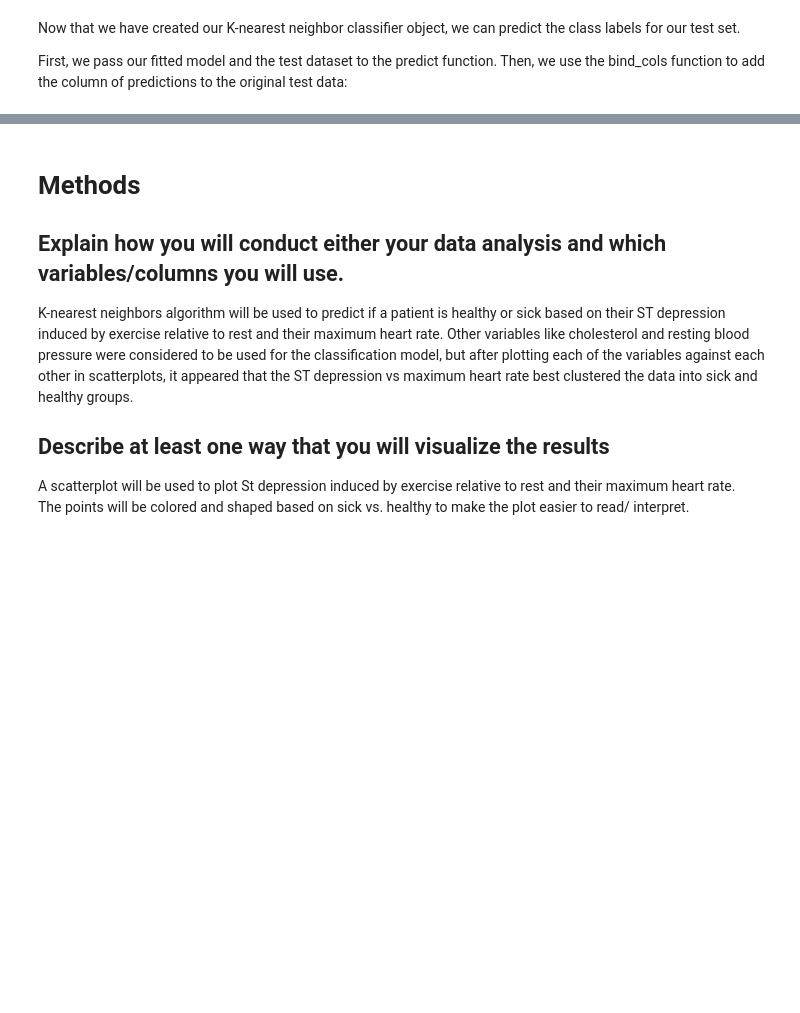
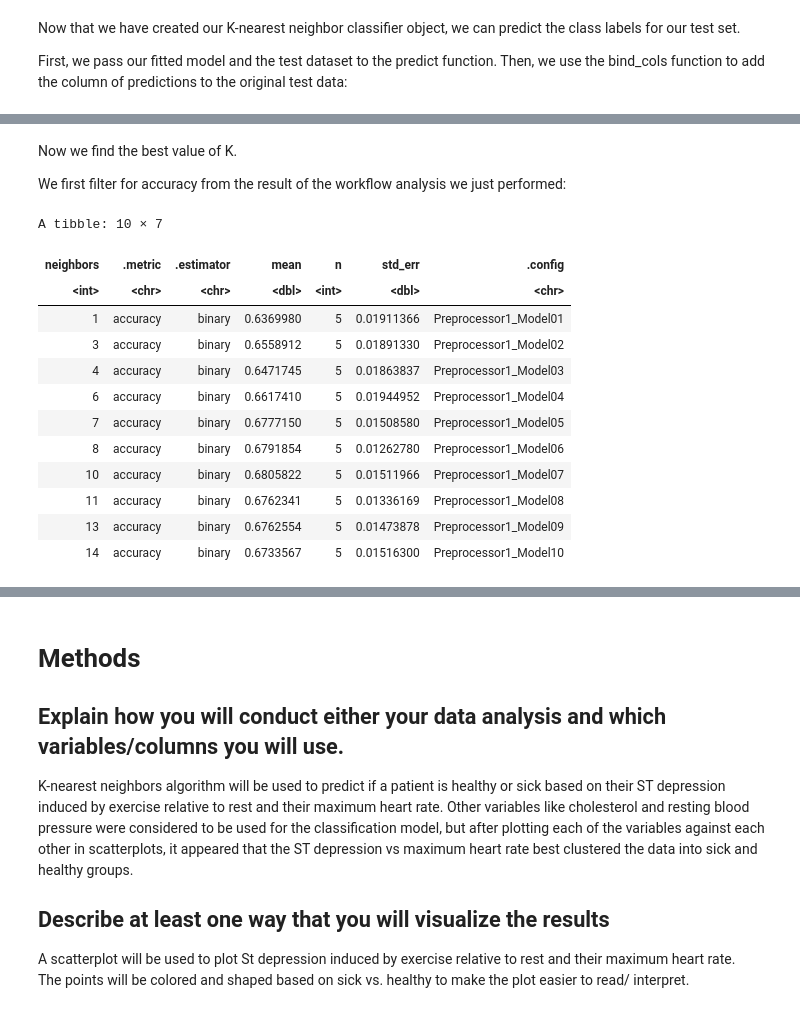
Before and after one commit to riacsik/heart-disease, a Jupyter notebook: group_project_report.ipynb, the cells around one changed output, grey strips where cells are left out. Cells and saved outputs as stored; diff of their text form; code cells hidden in the pictures; blank space fills up the shorter version.

```diff
--- a/group_project_report.ipynb
+++ b/group_project_report.ipynb
@@ -545,0 +598,22 @@ heart_vfold <- vfold_cv(heart_train, v = 5, strata = "Class")
+# %% [markdown]
+Now we find the best value of K.
+
+We first filter for accuracy from the result of the workflow analysis we just performed:
+# %%
+accuracies <- knn_results |>
+              filter(.metric == "accuracy")
+accuracies
+# %% [output]
+A tibble: 10 × 7
+| neighbors | .metric | .estimator | mean | n | std_err | .config |
+| <int> | <chr> | <chr> | <dbl> | <int> | <dbl> | <chr> |
+| 1 | accuracy | binary | 0.6369980 | 5 | 0.01911366 | Preprocessor1_Model01 |
+| 3 | accuracy | binary | 0.6558912 | 5 | 0.01891330 | Preprocessor1_Model02 |
+| 4 | accuracy | binary | 0.6471745 | 5 | 0.01863837 | Preprocessor1_Model03 |
+| 6 | accuracy | binary | 0.6617410 | 5 | 0.01944952 | Preprocessor1_Model04 |
+| 7 | accuracy | binary | 0.6777150 | 5 | 0.01508580 | Preprocessor1_Model05 |
+| 8 | accuracy | binary | 0.6791854 | 5 | 0.01262780 | Preprocessor1_Model06 |
+| 10 | accuracy | binary | 0.6805822 | 5 | 0.01511966 | Preprocessor1_Model07 |
+| 11 | accuracy | binary | 0.6762341 | 5 | 0.01336169 | Preprocessor1_Model08 |
+| 13 | accuracy | binary | 0.6762554 | 5 | 0.01473878 | Preprocessor1_Model09 |
+| 14 | accuracy | binary | 0.6733567 | 5 | 0.01516300 | Preprocessor1_Model10 |
```
Also changed, not shown: parts of 30 cells of this notebook.
